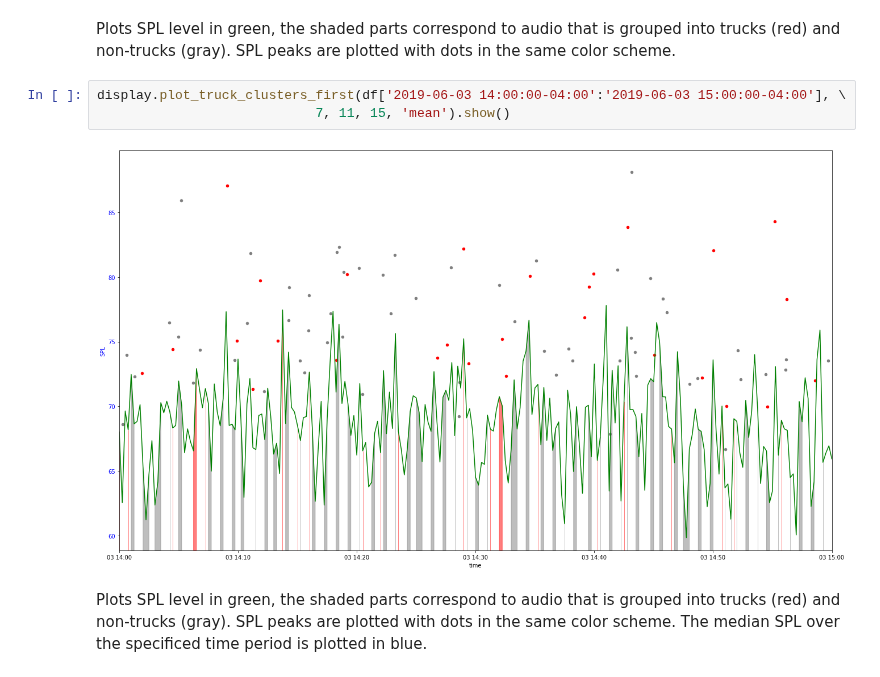
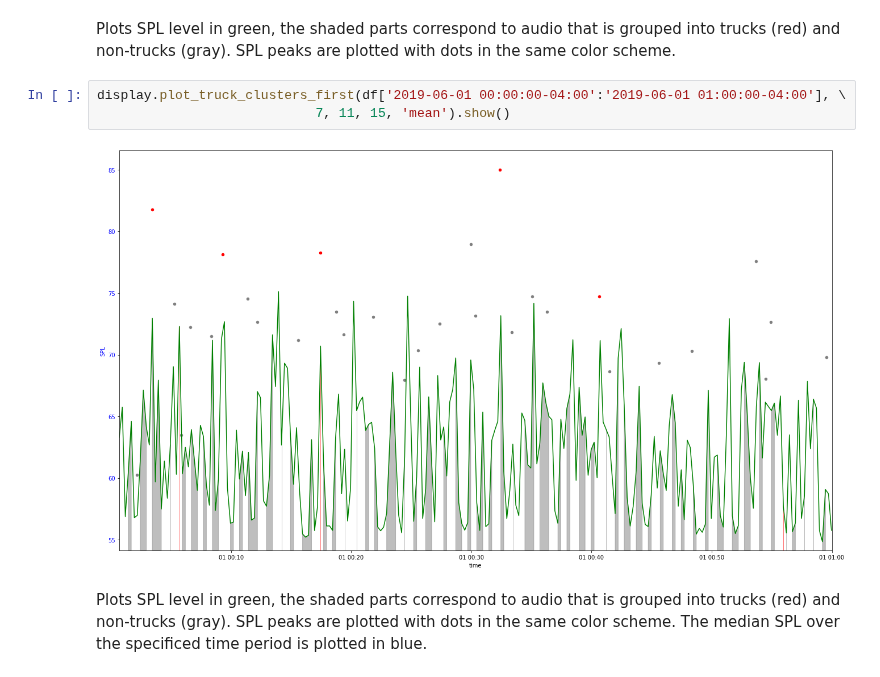
Before and after one commit to marin-hyatt/public-redhook-analysis, a Jupyter notebook: notebooks/Example_Visualization.ipynb, the cells around one changed output. Drawn from its saved outputs; the diff is of its cells as text.

```diff
--- a/notebooks/Example_Visualization.ipynb
+++ b/notebooks/Example_Visualization.ipynb
@@ -67,10 +67,10 @@ df.head()
 # %% [markdown]
 Plots SPL level in green, the shaded parts correspond to audio that is grouped into trucks (red) and non-trucks (gray). SPL peaks are plotted with dots in the same color scheme.
 # %%
-display.plot_truck_clusters_first(df['2019-06-03 14:00:00-04:00':'2019-06-03 15:00:00-04:00'], \
+display.plot_truck_clusters_first(df['2019-06-01 00:00:00-04:00':'2019-06-01 01:00:00-04:00'], \
                             7, 11, 15, 'mean').show()
 # %% [output]
-[figure, old version]
+[figure, new version]
 # %% [markdown]
 Plots SPL level in green, the shaded parts correspond to audio that is grouped into trucks (red) and non-trucks (gray). SPL peaks are plotted with dots in the same color scheme. The median SPL over the specificed time period is plotted in blue.
 # %%
```
Also changed, not shown: parts of 4 cells of this notebook, 2 other files.
